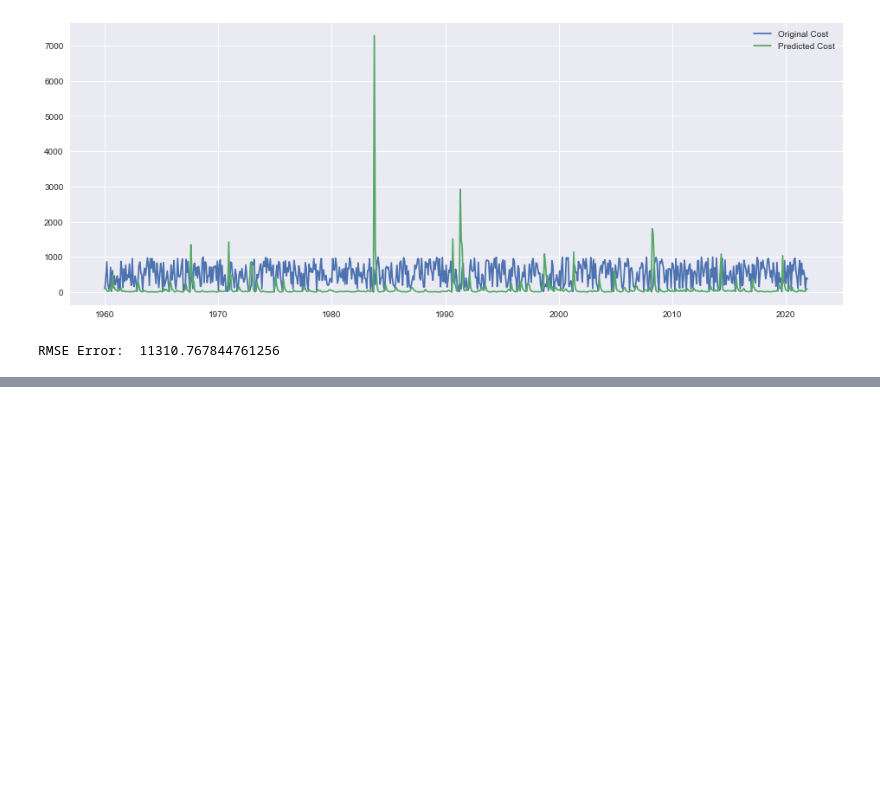
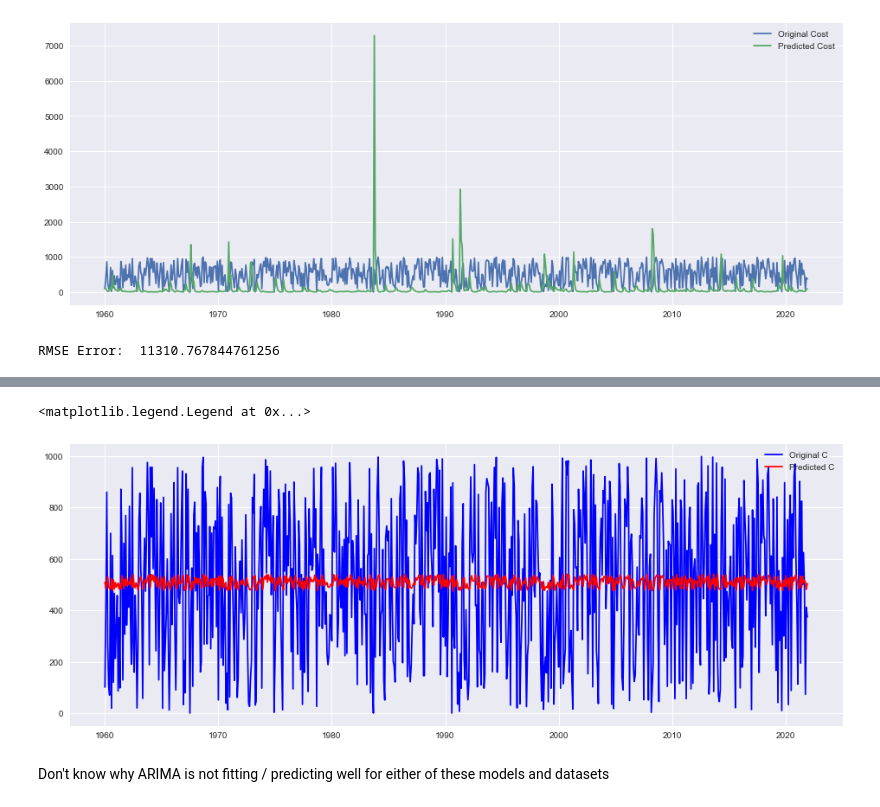
Before and after one commit to sounishnath003/DataScienceML-Learning, a Jupyter notebook: TimeSeriesDatasetAnalysis/ARIMA_Usuage Sample Data/arima_usuage.ipynb, the cells around one changed output, grey strips where cells are left out. Saved outputs shown, nothing was run; the diff lists cells and outputs as text; code cells hidden in the pictures; blank space fills up the shorter version.

```diff
--- a/TimeSeriesDatasetAnalysis/ARIMA_Usuage Sample Data/arima_usuage.ipynb
+++ b/TimeSeriesDatasetAnalysis/ARIMA_Usuage Sample Data/arima_usuage.ipynb
@@ -353,0 +470,5 @@ RMSE Error:  11310.767844761256
+# %%
+dfff = df[["cost"]]
+# %%
+autoarima_model3 = auto_arima(dfff, trace=True, suppress_warnings=True)
+autoarima_model3.summary()
@@ -353,0 +507,16 @@ RMSE Error:  11310.767844761256
+# %%
+_arima_model3 = ARIMA(dfff,
+order=autoarima_model3.order,
+seasonal_order=autoarima_model3.seasonal_order)
+# %%
+results3 = _arima_model3.fit()
+# %%
+plt.figure(figsize=(16, 6))
+plt.plot(dfff["cost"], color="blue", label="Original C")
+plt.plot(results3.fittedvalues, color="red", label="Predicted C")
+plt.legend(loc="best")
+# %% [output]
+<matplotlib.legend.Legend at 0x...>
+[figure, added]
+# %% [markdown]
+Don't know why ARIMA is not fitting / predicting well for either of these models and datasets
```
Also changed, not shown: parts of 16 cells of this notebook.
